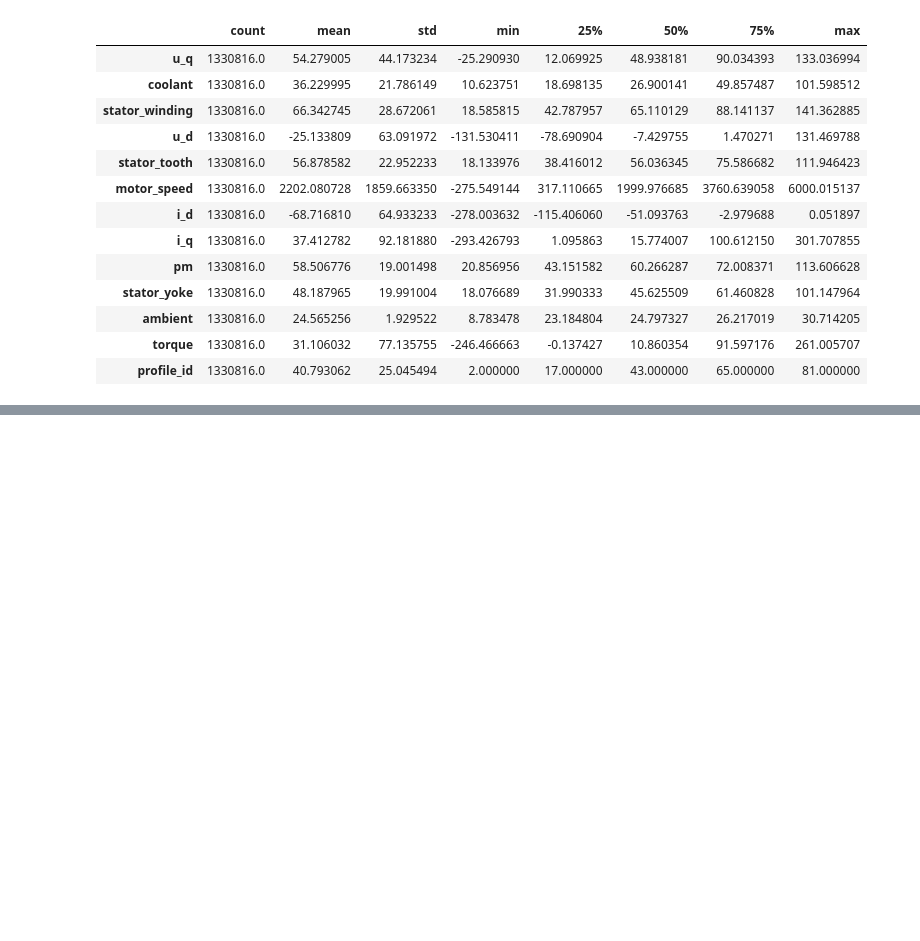
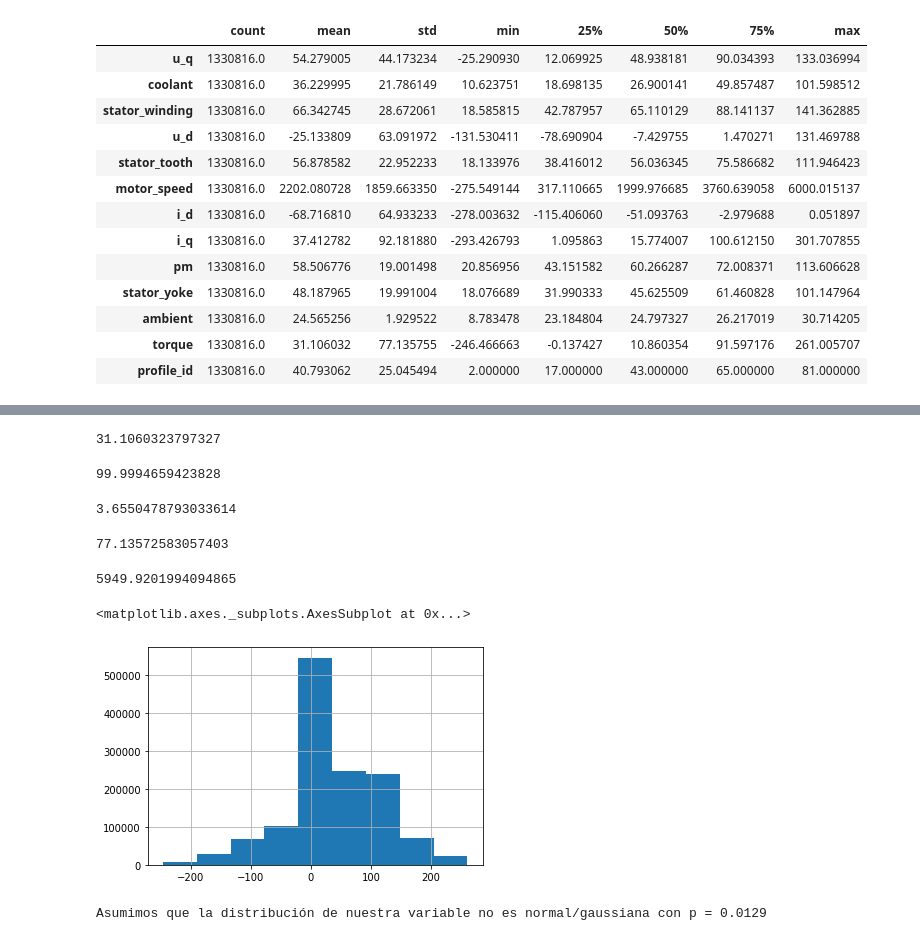
Before and after one commit to marcgym2/MachineLearning, a Jupyter notebook: Tarea_en_clase.ipynb, the cells around one changed output, grey strips where cells are left out. Saved outputs shown, nothing was run; the diff lists cells and outputs as text; code cells hidden in the pictures; blank space fills up the shorter version.

```diff
--- a/Tarea_en_clase.ipynb
+++ b/Tarea_en_clase.ipynb
@@ -159,0 +53,9 @@ df_measures_dq
+# %%
+# Función para calcular la media tomando como input un DataFrame y Columna de Interes.
+def fn_mean(df, col):
+    return (sum(df[col])/df.count()).iloc[0]
+
+# Calculando la media del torque del motor en el DataFrame df_measures.
+print(fn_mean(df_measures, 'torque'))
+# %% [output]
+31.1060323797327
@@ -159,0 +67,71 @@ df_measures_dq
+# %%
+# Función para la calcular la mediana utilizando como input un DataFrame y su columna
+def fn_median(df, col):
+    new_array = df[col].array
+    ordered_array = sorted(new_array)
+    if len(ordered_array) % 2 != 0:
+      return ordered_array[len(ordered_array)//2] # floor division
+    else:
+      return (ordered_array[len(ordered_array)-1] + ordered_array[len(ordered_array)+1])/2
+
+# Calculando la mediana de velocidad del motor de los datos obtenidos en la sesión 2.
+print(fn_median(df_measures_mod_2, 'motor_speed'))
+# %% [output]
+99.9994659423828
+# %%
+def fn_stddev(ls):
+    n = len(ls)
+    mean = sum(ls) / n
+    var = sum((x - mean)**2 for x in ls) / n
+    std_dev = var ** 0.5
+    return std_dev
+# create a list of data points
+ls = [7, 2, 4, 3, 9, 12, 10, 2]
+print(fn_stddev(ls))
+# %% [output]
+3.6550478793033614
+# %%
+# Función para calcular la desviación estándar utilizando como input DataFrame y Columna.
+def fn_stddev(df, col):
+    new_array = df[col].array
+    n = len(new_array)
+    mean = sum(new_array) / n
+    var = sum((x - mean)**2 for x in new_array) / n
+    std_dev = var ** 0.5
+    return std_dev
+
+# Calculando la desviación estándar del torque.
+print(fn_stddev(df_measures, 'torque'))
+# %% [output]
+77.13572583057403
+# %%
+# Función para calcular la varianza utilizando como input DataFrame y Columna.
+def fn_stddev(df, col):
+    new_array = df[col].array
+    n = len(new_array)
+    mean = sum(new_array) / n
+    var = sum((x - mean)**2 for x in new_array) / n
+    return var
+
+# Calculando la varianza del torque.
+print(fn_stddev(df_measures, 'torque'))
+# %% [output]
+5949.9201994094865
+# %%
+df_measures.torque.hist(bins = 9)
+# %% [output]
+<matplotlib.axes._subplots.AxesSubplot at 0x...>
+[figure, added]
+# %%
+# Comprando si la variable de interés, torque, son conjuntos de datos paramétricos o no paramétricos
+
+from scipy.stats import shapiro
+data = df_measures.torque.sample(50) # La prueba de Shapiro-Wilk es el método más apropiado para tamaños de muestra pequeños (<50 muestras)
+stat, p = shapiro(data)
+alpha = 0.05
+if p < alpha:
+    print(f'Asumimos que la distribución de nuestra variable no es normal/gaussiana con p = {round(p, 4)}')
+else:
+    print(f'Asumimos que la distribución de nuestra variable es normal/gaussiana con p = {round(p, 4)} ')
+# %% [output]
+Asumimos que la distribución de nuestra variable no es normal/gaussiana con p = 0.0129
```
Also changed, not shown: parts of 15 cells of this notebook.
